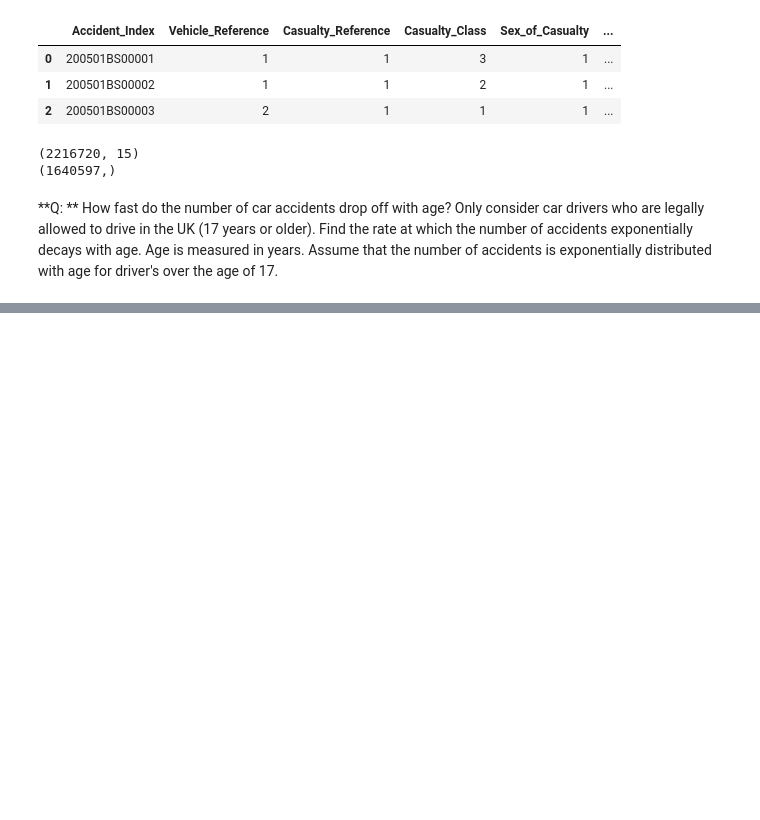
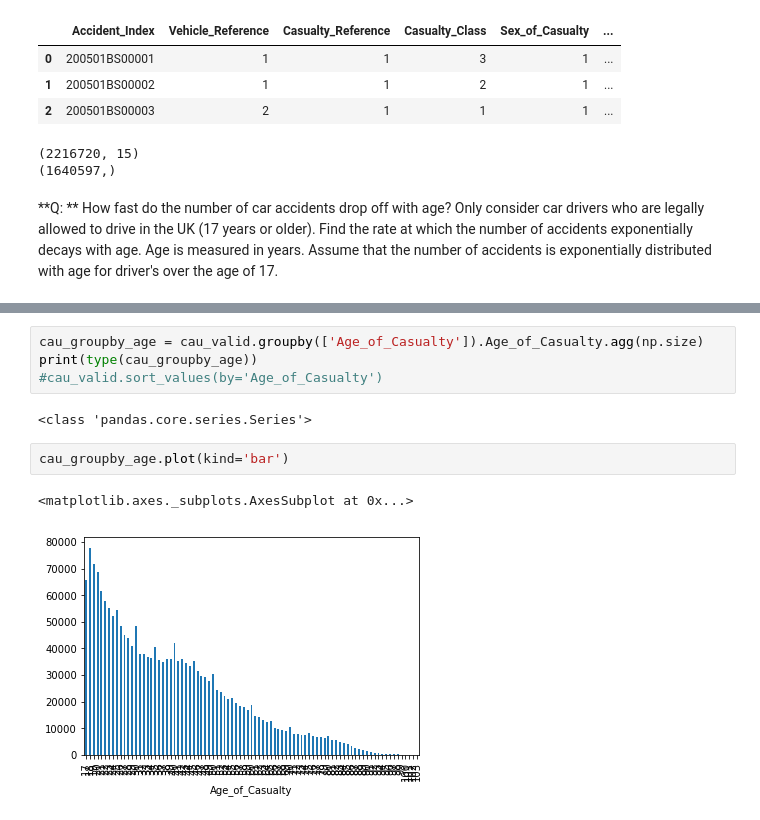
Before and after one commit to udothemath/103017_uk_STATS19, a Jupyter notebook: 103017_challenge_code_Q2.ipynb, the cells around one changed output, grey strips where cells are left out. Drawn from its saved outputs; the diff is of its cells as text; blank space fills up the shorter version.

```diff
--- a/103017_challenge_code_Q2.ipynb
+++ b/103017_challenge_code_Q2.ipynb
@@ -674,0 +643,11 @@ df_count_range.plot(kind='bar')
+# %%
+cau_groupby_age = cau_valid.groupby(['Age_of_Casualty']).Age_of_Casualty.agg(np.size)
+print(type(cau_groupby_age))
+#cau_valid.sort_values(by='Age_of_Casualty')
+# %% [output]
+<class 'pandas.core.series.Series'>
+# %%
+cau_groupby_age.plot(kind='bar')
+# %% [output]
+<matplotlib.axes._subplots.AxesSubplot at 0x...>
+[figure, added]
```
Also changed, not shown: parts of 15 cells of this notebook.
